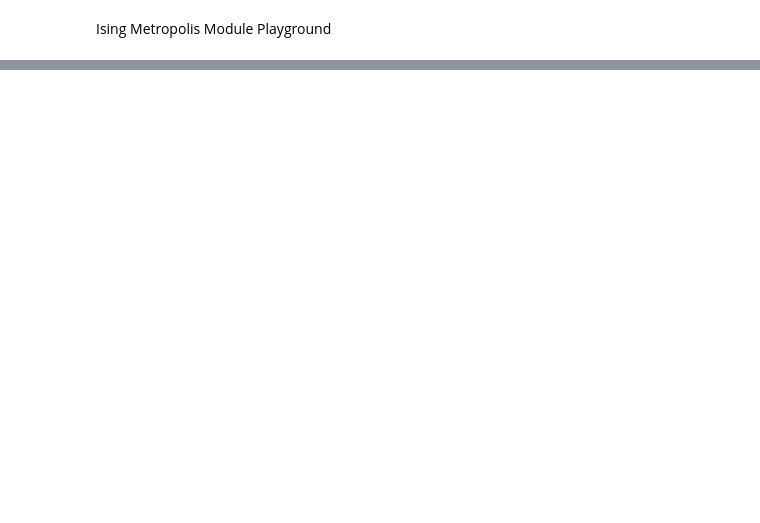
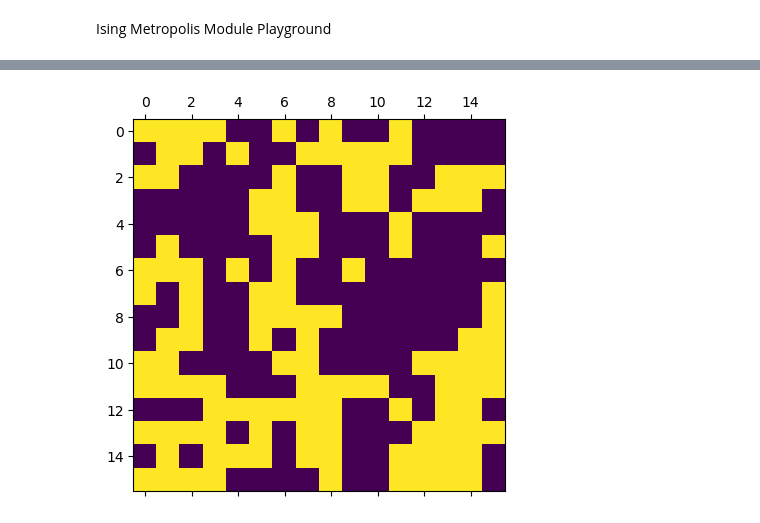
Before and after one commit to egead/ising_metropolis, a Jupyter notebook: Ising Metropolis Playground.ipynb, the cells around one changed output, grey strips where cells are left out. Drawn from its saved outputs; the diff is of its cells as text; code cells hidden in the pictures; blank space fills up the shorter version.

Commit message:
Created: Whole metropolis loop with basic observable tracking

```diff
--- a/Ising Metropolis Playground.ipynb
+++ b/Ising Metropolis Playground.ipynb
@@ -54,0 +36,2 @@ plt.matshow(f)
+# %%
+grid, energies, magnetizations = im.metropolis_sweep(random_grid, T=1, J=1, n_steps=100, sample_interval=10)
@@ -54,0 +78,4 @@ plt.matshow(f)
+# %%
+plt.matshow(grid);
+# %% [output]
+[figure, added]
```
Also changed, not shown: parts of 13 cells of this notebook, 1 other file.
